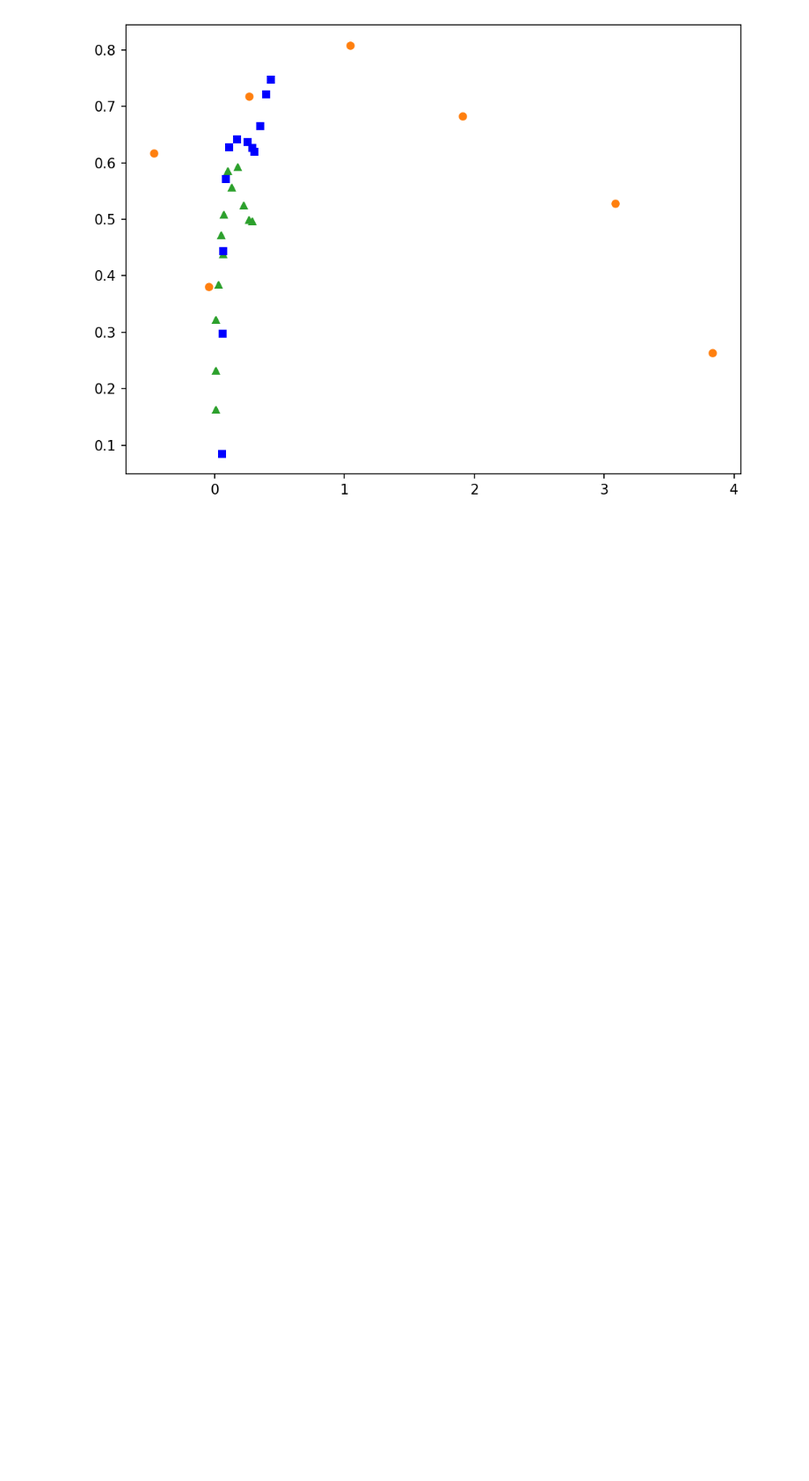
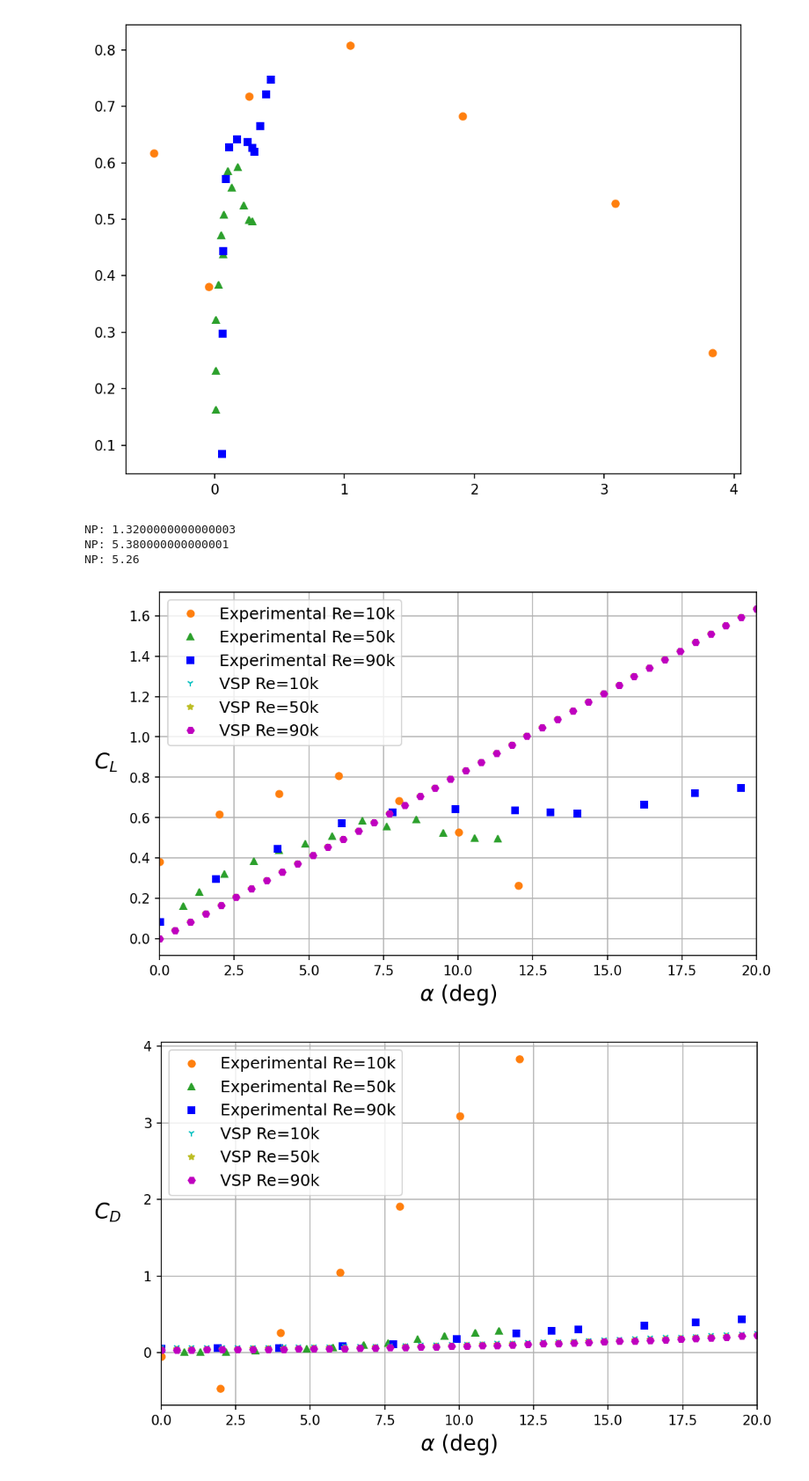
Before and after one commit to fmarrar/ae460AB6, a Jupyter notebook: Design/Experiment/analysis.ipynb, the cells around one changed output. Shown: that part at 88% size. Cells and saved outputs as stored; diff of their text form; code cells hidden in the pictures; blank space fills up the shorter version.

Commit message:
updated analysis
added in experimental and vsp results

```diff
--- a/Design/Experiment/analysis.ipynb
+++ b/Design/Experiment/analysis.ipynb
@@ -198,3 +200,68 @@ NP: 5.26
 [figure]
 [figure]
 [figure]
+# %%
+config = [['10k', 7, None], ['50k', 7, 13], ['90k', 9, None]]
+marker = ['o', '^', 's', '1', '*', 'H']
+color = ['tab:orange', 'tab:green', 'b', 'c', 'tab:olive', 'm']
+fig1, ax1 = plt.subplots(figsize=(8,5), dpi=150)
+fig2, ax2 = plt.subplots(figsize=(8,5), dpi=150)
+fig3, ax3 = plt.subplots(figsize=(8,5), dpi=150)
+fig4, ax4 = plt.subplots(figsize=(8,5), dpi=150)
+fig5, ax5 = plt.subplots(figsize=(8,5), dpi=150)
+for i in range(len(config)):
+    df = load_data('Re_'+config[i][0], config[i][1], nrows=config[i][2])
+    C_L = df['L']/df['q']/S
+    C_D = df['D']/df['q']/S
+    C_M = df['MNP']/df['q']/S/L
+    ax1.plot(np.degrees(df['alpha']), C_L, marker[i], markersize=5, color=color[i], label='Experimental Re='+config[i][0])
+    ax2.plot(np.degrees(df['alpha']), C_D, marker[i], markersize=5, color=color[i], label='Experimental Re='+config[i][0])
+    ax3.plot(np.degrees(df['alpha']), C_L/C_D, marker[i], markersize=5, color=color[i], label='Experimental Re='+config[i][0])
+    ax4.plot(np.degrees(df['alpha']), C_M, marker[i], markersize=5, color=color[i], label='Experimental Re='+config[i][0])
+    ax5.plot(C_D, C_L, marker[i], markersize=5, color=color[i], label='Experimental Re='+config[i][0])
+for df in (vspData10k,vspData50k,vspData90k):
+    if(df.name == '10k'):
+        i = 3
+    if(df.name == '50k'):
+        i = 4
+    if(df.name == '90k'):
+        i = 5
+    ax1.plot(df['Alpha'], df['CL'], marker[i], markersize=5, color=color[i], label='VSP Re='+df.name)
+    ax2.plot(df['Alpha'], df['CDtot'], marker[i], markersize=5, color=color[i], label='VSP Re='+df.name)
+    ax3.plot(df['Alpha'], df['L/D'], marker[i], markersize=5, color=color[i], label='VSP Re='+df.name)
+    ax4.plot(df['Alpha'], df['CMy'], marker[i], markersize=5, color=color[i], label='VSP Re='+df.name)
+    ax5.plot(df['CDtot'], df['CL'], marker[i], markersize=5, color=color[i], label='VSP Re='+df.name)
+ax1.set_xlabel(r'$\alpha$ (deg)', fontsize=16)
+ax2.set_xlabel(r'$\alpha$ (deg)', fontsize=16)
+ax3.set_xlabel(r'$\alpha$ (deg)', fontsize=16)
+ax4.set_xlabel(r'$\alpha$ (deg)', fontsize=16)
+ax1.set_ylabel(r'$C_L$', rotation=0, fontsize=16)
+ax2.set_ylabel(r'$C_D$', rotation=0, fontsize=16)
+ax3.set_ylabel(r'$\dfrac{L}{D}$', rotation=0, fontsize=16)
+ax4.set_ylabel(r'$C_M$', rotation=0, fontsize=16)
+ax1.yaxis.set_label_coords(-0.09, 0.5)
+ax2.yaxis.set_label_coords(-0.09, 0.5)
+ax3.yaxis.set_label_coords(-0.09, 0.5)
+ax4.yaxis.set_label_coords(-0.09, 0.5)
+ax1.legend(fontsize=12)
+ax2.legend(fontsize=12)
+ax3.legend(fontsize=12)
+ax4.legend(fontsize=12)
+ax1.grid()
+ax2.grid()
+ax3.grid()
+ax4.grid()
+ax1.set_xlim(0, 20)
+ax2.set_xlim(0, 20)
+ax3.set_xlim(0, 20)
+ax4.set_xlim(0, 20)
+fig1.savefig('CL.png')
+fig2.savefig('CD.png')
+fig3.savefig('LD.png')
+fig4.savefig('CM.png')
+# %% [output]
+NP: 1.3200000000000003
+NP: 5.380000000000001
+NP: 5.26
+[figure, added]
+[figure, added]
```
Also changed, not shown: parts of 2 cells of this notebook, 4 other files.
